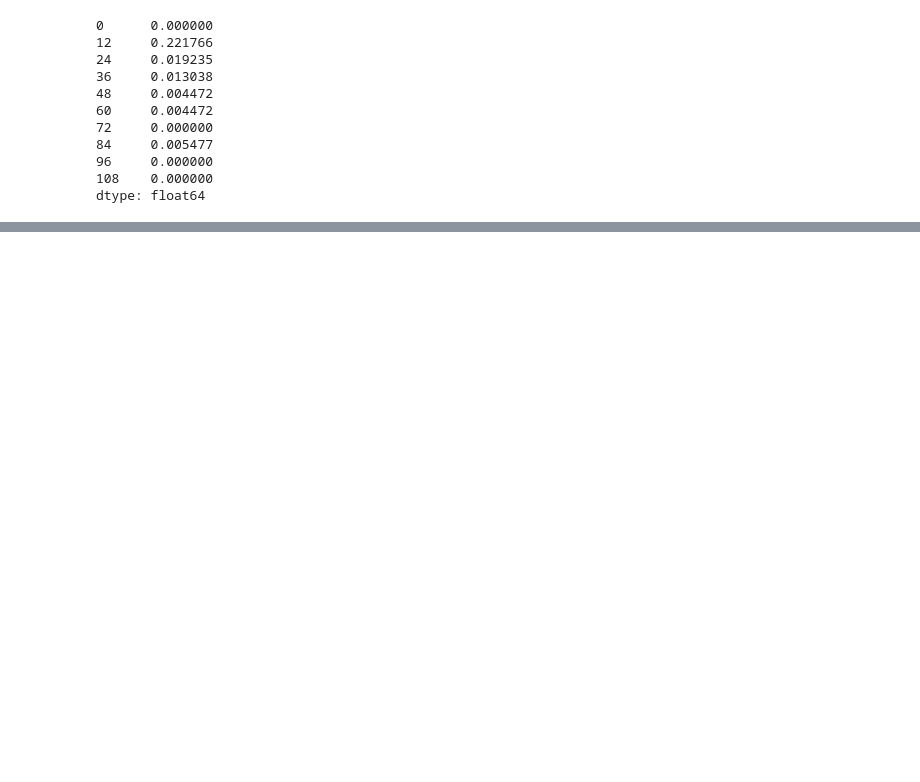
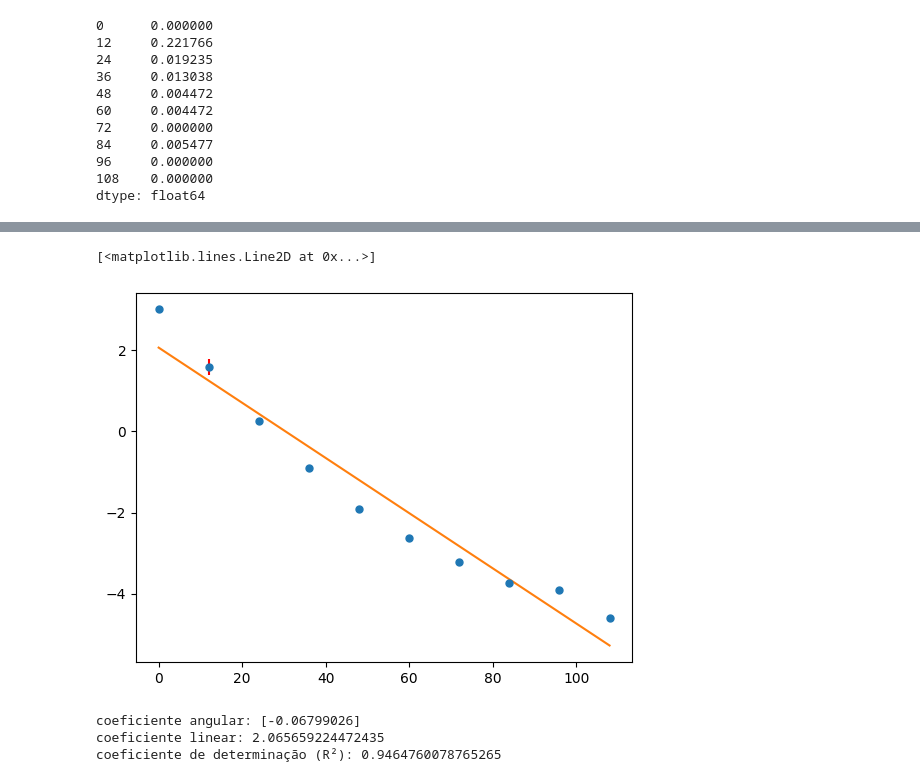
Before and after one commit to mickpires/primeiro-relat-rio, a Jupyter notebook: analise.ipynb, the cells around one changed output, grey strips where cells are left out. Saved outputs shown, nothing was run; the diff lists cells and outputs as text; code cells hidden in the pictures; blank space fills up the shorter version.

```diff
--- a/analise.ipynb
+++ b/analise.ipynb
@@ -28,2 +18,2 @@ dados
 # %%
-dados.mean(axis=1) # faz a operação para cada linhas
+media = dados.mean(axis=1) # faz a operação para cada linhas
@@ -41,0 +20,3 @@ dtype: float64
+# %%
+#deixa os index normais
+media.index = np.array(range(10))
@@ -55,0 +71,15 @@ dtype: float64
+# %%
+mediaerr = np.array([0,0.2,.01,.01,.004,.004,0,.005,0,0])
+plt.errorbar(tempo,logmedia,yerr=mediaerr,fmt='o',markersize=5,ecolor='red')
+plt.plot(tempo,model.predict(tempo))
+# %% [output]
+[<matplotlib.lines.Line2D at 0x...>]
+[figure, added]
+# %%
+print(f'coeficiente angular: {model.coef_}')
+print(f'coeficiente linear: {model.intercept_}')
+print(f'coeficiente de determinação (R²): {r2_score(logmedia,model.predict(tempo))}')
+# %% [output]
+coeficiente angular: [-0.06799026]
+coeficiente linear: 2.065659224472435
+coeficiente de determinação (R²): 0.9464760078765265
```
Also changed, not shown: parts of 9 cells of this notebook.
